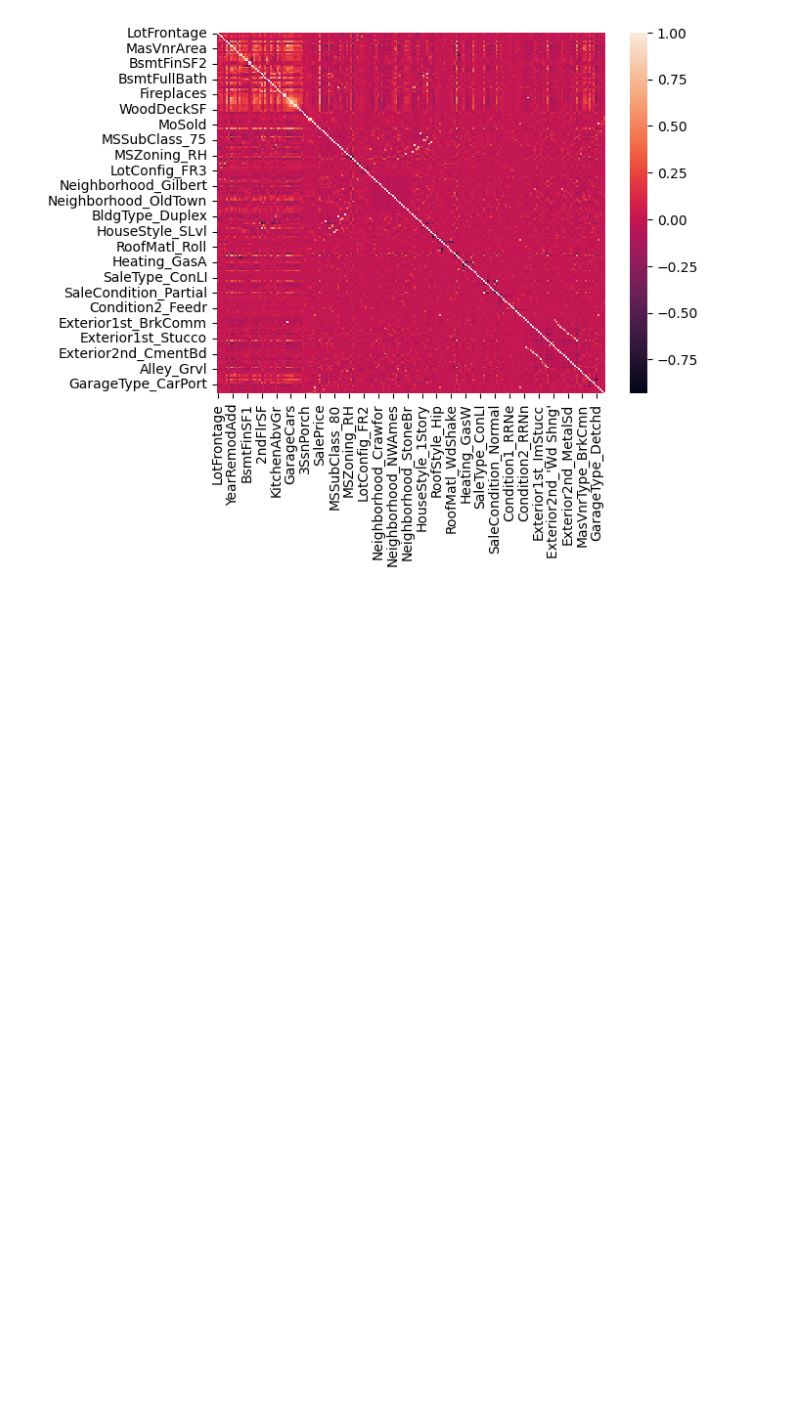
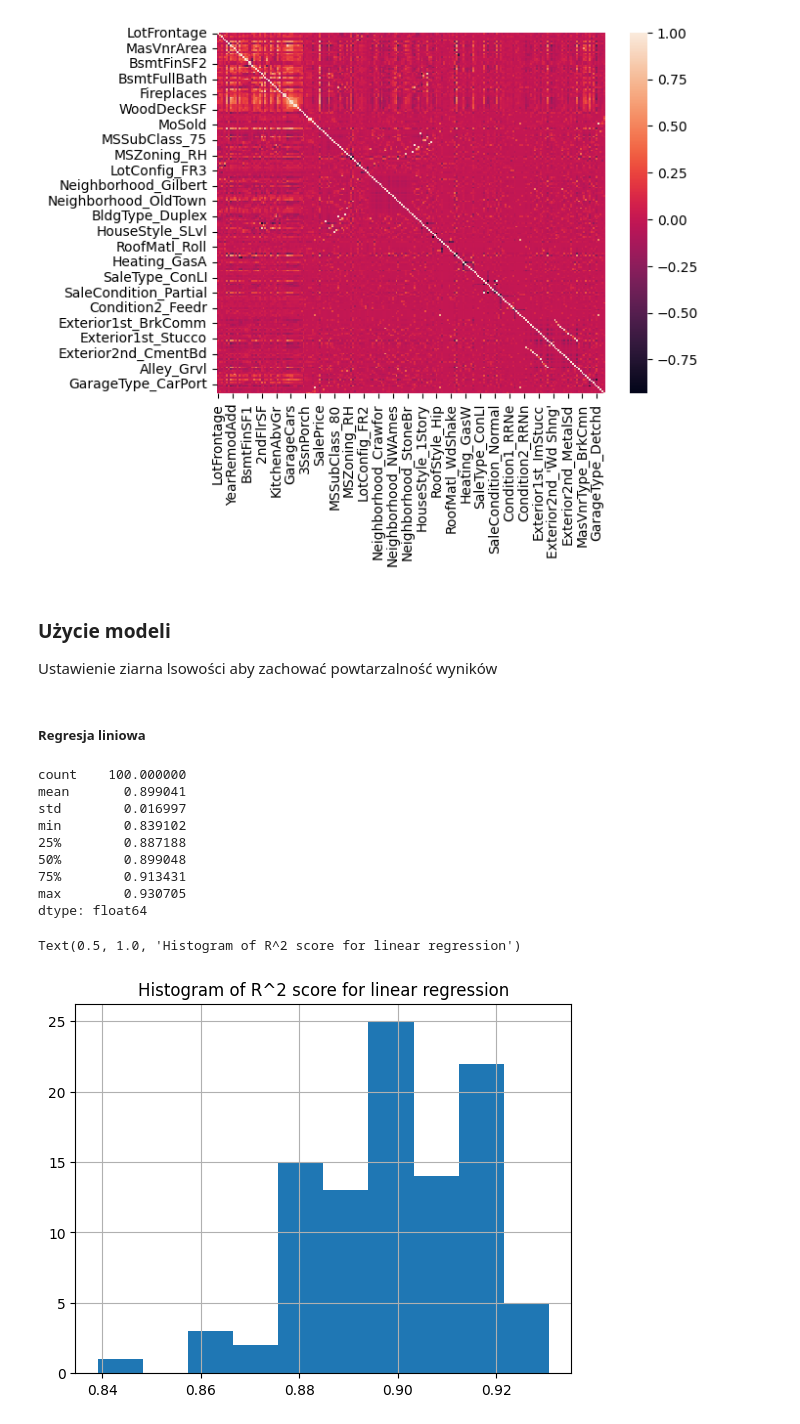
Before and after one commit to R4ken/Machine-Learning-Analysis, a Jupyter notebook: regression/solution.ipynb, the cells around one changed output. Saved outputs shown, nothing was run; the diff lists cells and outputs as text; code cells hidden in the pictures; blank space fills up the shorter version.

Commit message:
Regression: add models and analysis

```diff
--- a/regression/solution.ipynb
+++ b/regression/solution.ipynb
@@ -364,3 +374,6 @@ sns.heatmap(df.corr())
 # %% [output]
 <Axes: >
 [figure]
+# %% [markdown]
+### Użycie modeli
+Ustawienie ziarna lsowości aby zachować powtarzalność wyników
@@ -366,0 +382,44 @@ sns.heatmap(df.corr())
+# %%
+from sklearn.model_selection import KFold, RepeatedKFold
+k_fold = KFold()
+train_ind = []
+test_ind = []
+for train_index, test_index in k_fold.split(X):
+    train_ind.append(train_index)
+    test_ind.append(test_index)
+
+cv = list(zip(train_ind, test_ind))
+
+r_k_fold = RepeatedKFold(n_repeats=20)
+r_train_ind = []
+r_test_ind = []
+for train_index, test_index in r_k_fold.split(X):
+    r_train_ind.append(train_index)
+    r_test_ind.append(test_index)
+# %% [markdown]
+##### Regresja liniowa
+# %%
+from sklearn.linear_model import LinearRegression
+
+scores_lr = []
+
+for i in range(100):
+    model = LinearRegression(copy_X=True)
+    model.fit(X.iloc[r_train_ind[i]], Y.iloc[r_train_ind[i]])
+    scores_lr.append(model.score(X.iloc[r_test_ind[i]], Y.iloc[r_test_ind[i]]))
+lr = pd.Series(scores_lr)
+print(lr.describe())
+lr.hist()
+plt.title("Histogram of R^2 score for linear regression")
+# %% [output]
+count    100.000000
+mean       0.899041
+std        0.016997
+min        0.839102
+25%        0.887188
+50%        0.899048
+75%        0.913431
+max        0.930705
+dtype: float64
+Text(0.5, 1.0, 'Histogram of R^2 score for linear regression')
+[figure, added]
```
Also changed, not shown: parts of 13 cells of this notebook, 1 other file.
